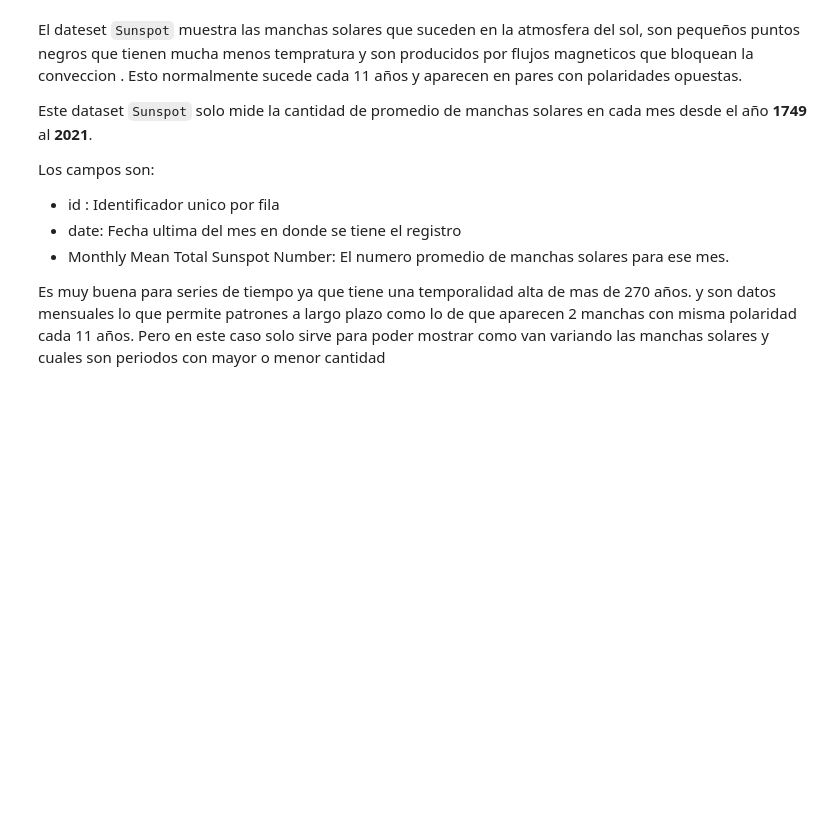
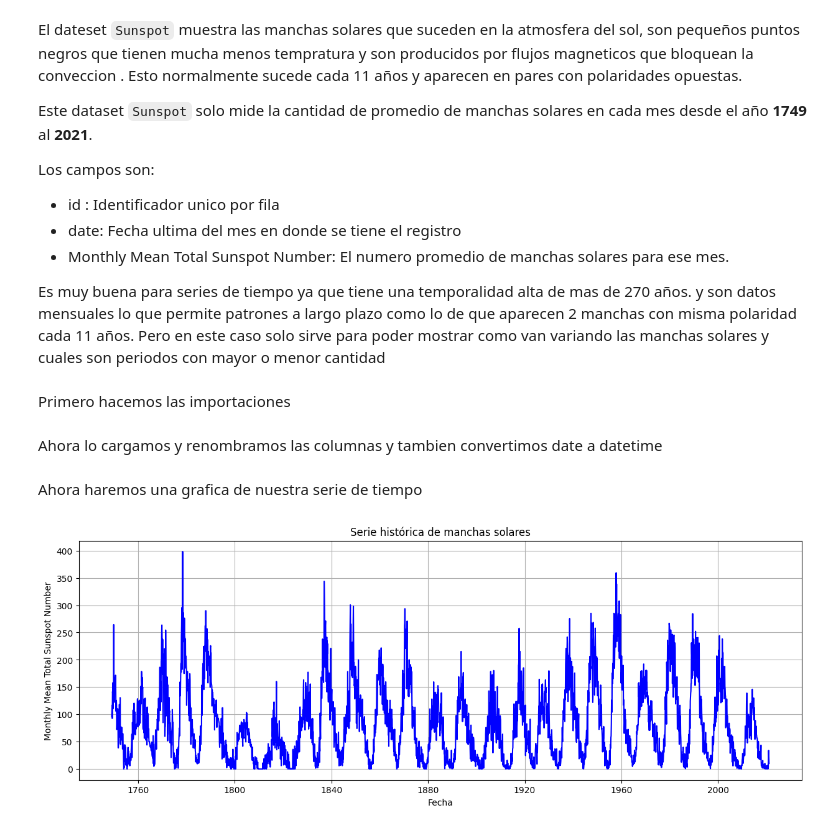
Before and after one commit to donmatthiuz/DeepLearning, a Jupyter notebook: lab5.ipynb, the cells around one changed output. Drawn from its saved outputs; the diff is of its cells as text; code cells hidden in the pictures; blank space fills up the shorter version.

```diff
--- a/lab5.ipynb
+++ b/lab5.ipynb
@@ -192,3 +190,5 @@ Es muy buena para series de tiempo ya que tiene una temporalidad alta de mas de
+# %% [markdown]
+Primero hacemos las importaciones
 # %%
 import torchmetrics
 import torch
@@ -197,0 +200,20 @@ import matplotlib.pyplot as plt
+# %% [markdown]
+Ahora lo cargamos y renombramos las columnas y tambien convertimos date a datetime
+# %%
+df_sunspots = pd.read_csv("./data/Sunspots.csv")
+
+df_sunspots.head()
+df_sunspots.columns = ["id", "date", "sunspots"]
+df_sunspots["date"] = pd.to_datetime(df_sunspots["date"])
+# %% [markdown]
+Ahora haremos una grafica de nuestra serie de tiempo
+# %%
+plt.figure(figsize=(15,5))
+plt.plot(df_sunspots["date"], df_sunspots["sunspots"], color='blue')
+plt.title("Serie histórica de manchas solares")
+plt.xlabel("Fecha")
+plt.ylabel("Monthly Mean Total Sunspot Number")
+plt.grid(True)
+plt.show()
+# %% [output]
+[figure, added]
```
Also changed, not shown: parts of 15 cells of this notebook.
